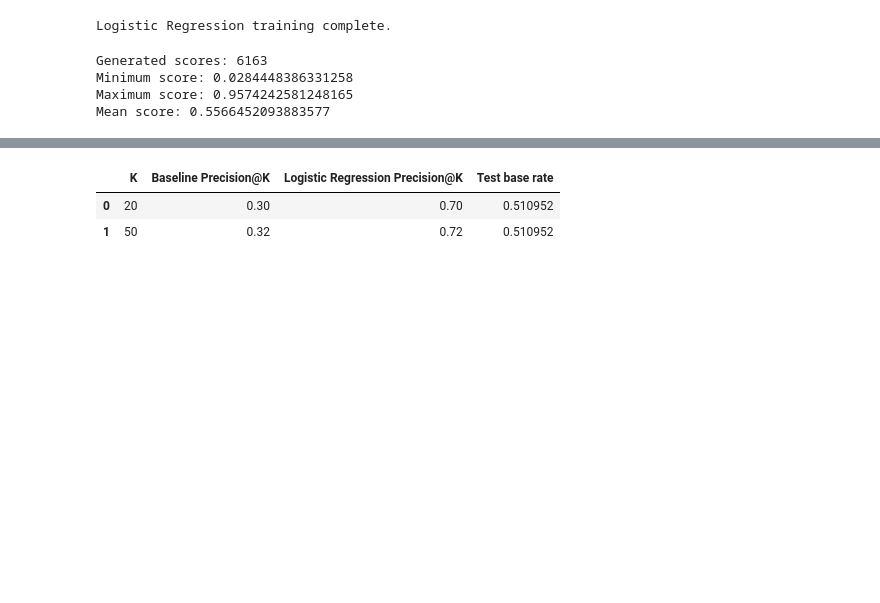
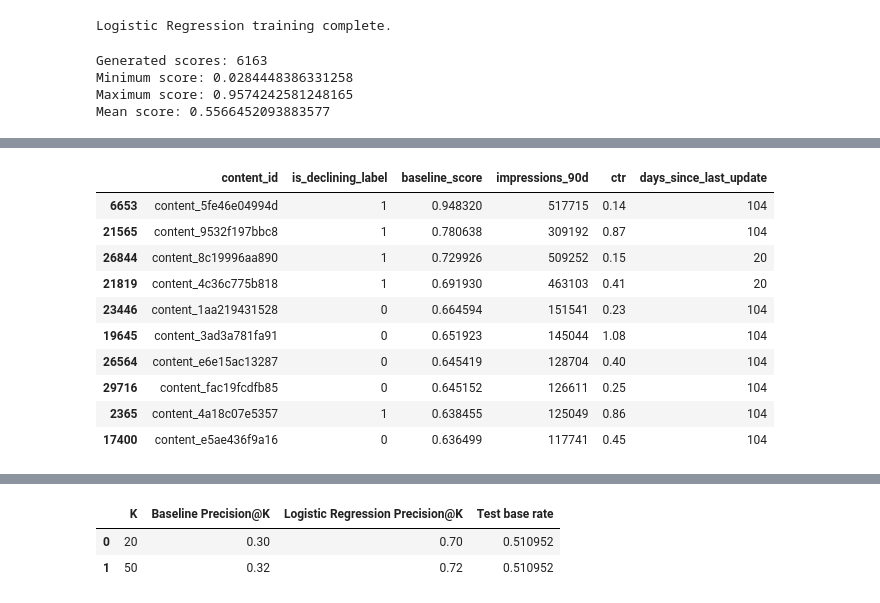
Before and after one commit to samana-gillani/flyrank-ml-internship, a Jupyter notebook: work/notebooks/w05_model.ipynb, the cells around one changed output, grey strips where cells are left out. Cells and saved outputs as stored; diff of their text form; code cells hidden in the pictures; blank space fills up the shorter version.

```diff
--- a/work/notebooks/w05_model.ipynb
+++ b/work/notebooks/w05_model.ipynb
@@ -234,36 +234,65 @@ Minimum score: 0.0284448386331258
 Maximum score: 0.9574242581248165
 Mean score: 0.5566452093883577
 # %%
-# Recreate the Week-4 baseline on the same test set
+# ============================================================
+# Week-4 baseline reproduced on the Week-5 test set
+# ============================================================
 
-baseline_df = test_df.copy()
+baseline_test = test_df.copy()
 
-# Normalize within the test set
-baseline_df["impression_score"] = normalize(
-    baseline_df["impressions_90d"]
+# Week-4 baseline uses:
+# 1. normalized impressions
+# 2. CTR priority (lower CTR = higher priority)
+# 3. freshness (older content = higher priority)
+#
+# Calculate normalization using ONLY the Week-5 test set so that
+# the baseline is evaluated on exactly the same held-out rows.
+
+def min_max_normalize(series):
+    series = pd.to_numeric(series, errors="coerce").fillna(0)
+
+    minimum = series.min()
+    maximum = series.max()
+
+    if maximum == minimum:
+        return pd.Series(0.0, index=series.index)
+
+    return (series - minimum) / (maximum - minimum)
+
+
+# 1. Visibility / impressions
+baseline_test["impression_score"] = min_max_normalize(
+    baseline_test["impressions_90d"]
 )
 
-baseline_df["ctr_priority"] = 1 - normalize(
-    baseline_df["ctr"]
+# 2. Low CTR gets higher priority
+baseline_test["ctr_priority"] = 1 - min_max_normalize(
+    baseline_test["ctr"]
 )
 
-baseline_df["freshness_score"] = normalize(
-    baseline_df["days_since_last_update"]
+# 3. Older content gets higher priority
+baseline_test["freshness_score"] = min_max_normalize(
+    baseline_test["days_since_last_update"]
 )
 
-baseline_df["baseline_score"] = (
-    baseline_df["impression_score"] * 0.40
-    + baseline_df["ctr_priority"] * 0.30
-    + baseline_df["freshness_score"] * 0.30
+# Week-4 scoring rule
+baseline_test["baseline_score"] = (
+    baseline_test["impression_score"] * 0.40
+    + baseline_test["ctr_priority"] * 0.30
+    + baseline_test["freshness_score"] * 0.30
 )
 
-print("Baseline scores generated:", len(baseline_df))
-print(
-    baseline_df[
+print("Baseline scores generated:", len(baseline_test))
+
+display(
+    baseline_test[
         [
             "content_id",
             "is_declining_label",
             "baseline_score",
+            "impressions_90d",
+            "ctr",
+            "days_since_last_update",
         ]
     ]
     .sort_values("baseline_score", ascending=False)
@@ -284,0 +303,11 @@ Baseline scores generated: 6163
+|  | content_id | is_declining_label | baseline_score | impressions_90d | ctr | days_since_last_update |
+| 6653 | content_5fe46e04994d | 1 | 0.948320 | 517715 | 0.14 | 104 |
+| 21565 | content_9532f197bbc8 | 1 | 0.780638 | 309192 | 0.87 | 104 |
+| 26844 | content_8c19996aa890 | 1 | 0.729926 | 509252 | 0.15 | 20 |
+| 21819 | content_4c36c775b818 | 1 | 0.691930 | 463103 | 0.41 | 20 |
+| 23446 | content_1aa219431528 | 0 | 0.664594 | 151541 | 0.23 | 104 |
+| 19645 | content_3ad3a781fa91 | 0 | 0.651923 | 145044 | 1.08 | 104 |
+| 26564 | content_e6e15ac13287 | 0 | 0.645419 | 128704 | 0.40 | 104 |
+| 29716 | content_fac19fcdfb85 | 0 | 0.645152 | 126611 | 0.25 | 104 |
+| 2365 | content_4a18c07e5357 | 1 | 0.638455 | 125049 | 0.86 | 104 |
+| 17400 | content_e5ae436f9a16 | 0 | 0.636499 | 117741 | 0.45 | 104 |
```
Also changed, not shown: parts of 5 cells of this notebook.
